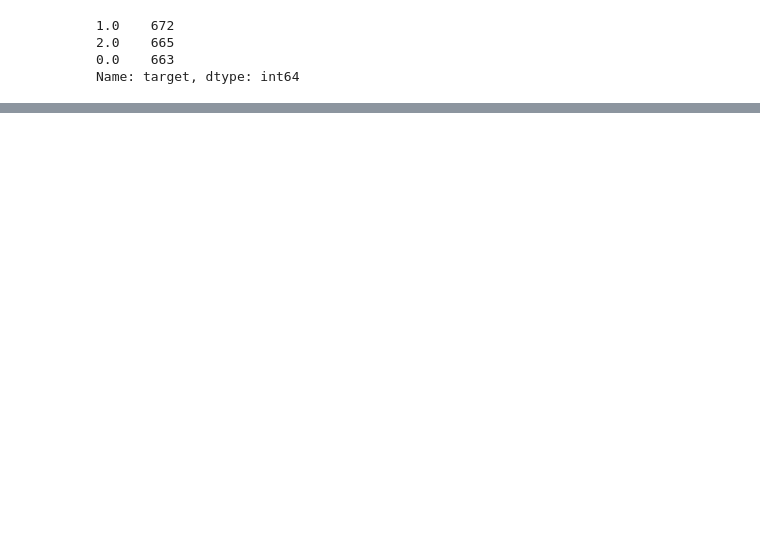
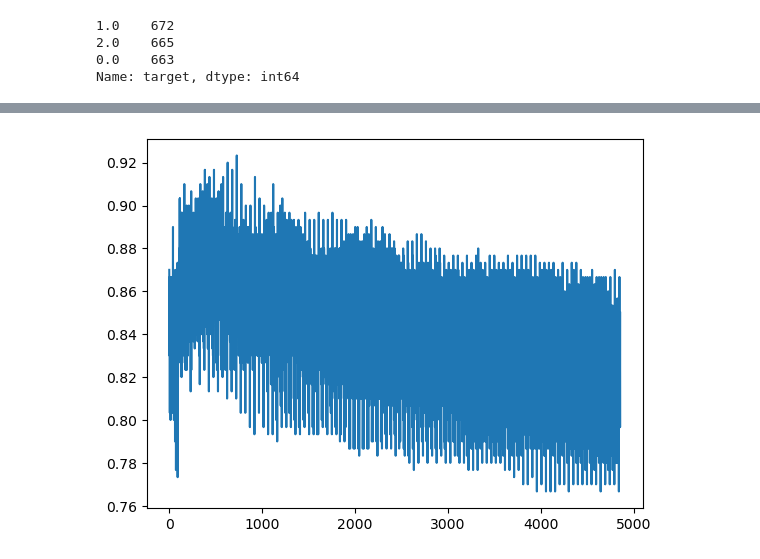
Before and after one commit to lukegge/MachineLearningCourse, a Jupyter notebook: assignment_1.ipynb, the cells around one changed output, grey strips where cells are left out. Cells and saved outputs as stored; diff of their text form; code cells hidden in the pictures; blank space fills up the shorter version.

```diff
--- a/assignment_1.ipynb
+++ b/assignment_1.ipynb
@@ -91,0 +91,19 @@ plt.clf()
+# %%
+# import robust scaler
+from sklearn.preprocessing import RobustScaler
+
+# scale the data
+scaler = RobustScaler()
+scaled_data = scaler.fit_transform(x)
+# %%
+# define random state
+random_state = 42
+
+# define test size
+test_size = 0.3
+
+# split the data into training and remainder set
+x_train, x_remainder, y_train, y_remainder = train_test_split(scaled_data, y, test_size=test_size, random_state=random_state, stratify=y)
+
+# split the remaindar data into validation and test set
+x_val, x_test, y_val, y_test = train_test_split(x_remainder, y_remainder, test_size=0.5, random_state=random_state, stratify=y_remainder)
@@ -91,0 +133,44 @@ plt.clf()
+# %%
+# test the model on the validation set using different values of k and random states
+from sklearn.model_selection import cross_val_score
+
+# define k values
+k_values = range(1, 100)
+
+# define random states
+random_states = range(1, 50)
+
+# define accuracies
+accuracies = []
+
+# loop over k values
+for k in k_values:
+    # loop over random states
+    for random_state in random_states:
+        # split the data into training and remainder set
+        x_train, x_remainder, y_train, y_remainder = train_test_split(scaled_data, y, test_size=test_size, random_state=random_state, stratify=y)
+
+        # split the remaindar data into validation and test set
+        x_val, x_test, y_val, y_test = train_test_split(x_remainder, y_remainder, test_size=0.5, random_state=random_state, stratify=y_remainder)
+
+        # define KNN classifier
+        knn = KNeighborsClassifier(n_neighbors=k)
+
+        # fit the model
+        knn.fit(x_train, y_train)
+
+        # predict the labels of the validation set
+        y_pred = knn.predict(x_val)
+
+        # compute the accuracy score
+        accuracies.append(accuracy_score(y_val, y_pred))
+
+# plot the accuracies
+plt.plot(accuracies)
+plt.show()
+
+# don't show future warnings
+import warnings
+warnings.simplefilter(action='ignore', category=FutureWarning)
+# %% [output]
+[figure, added]
```
Also changed, not shown: parts of 4 cells of this notebook.
